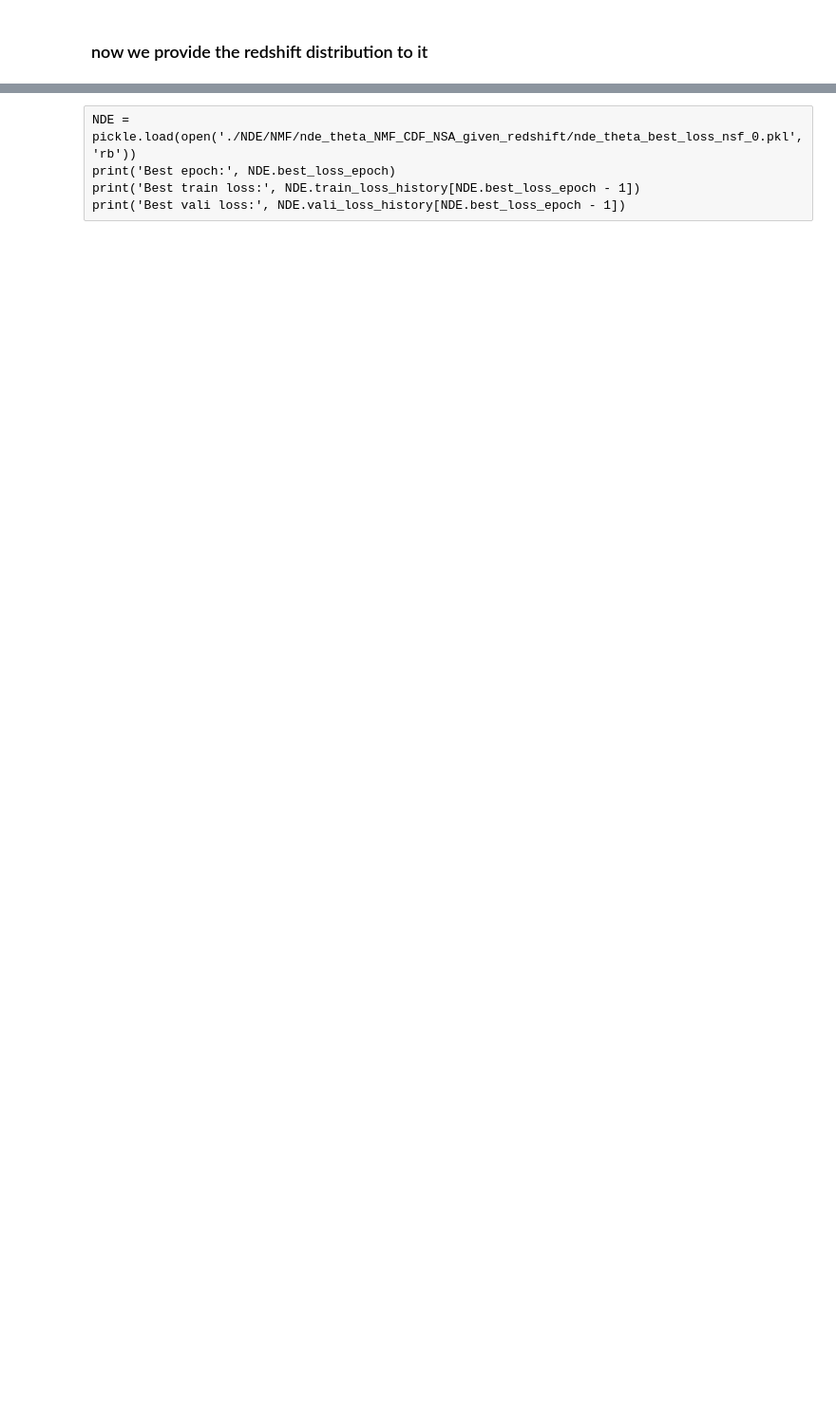
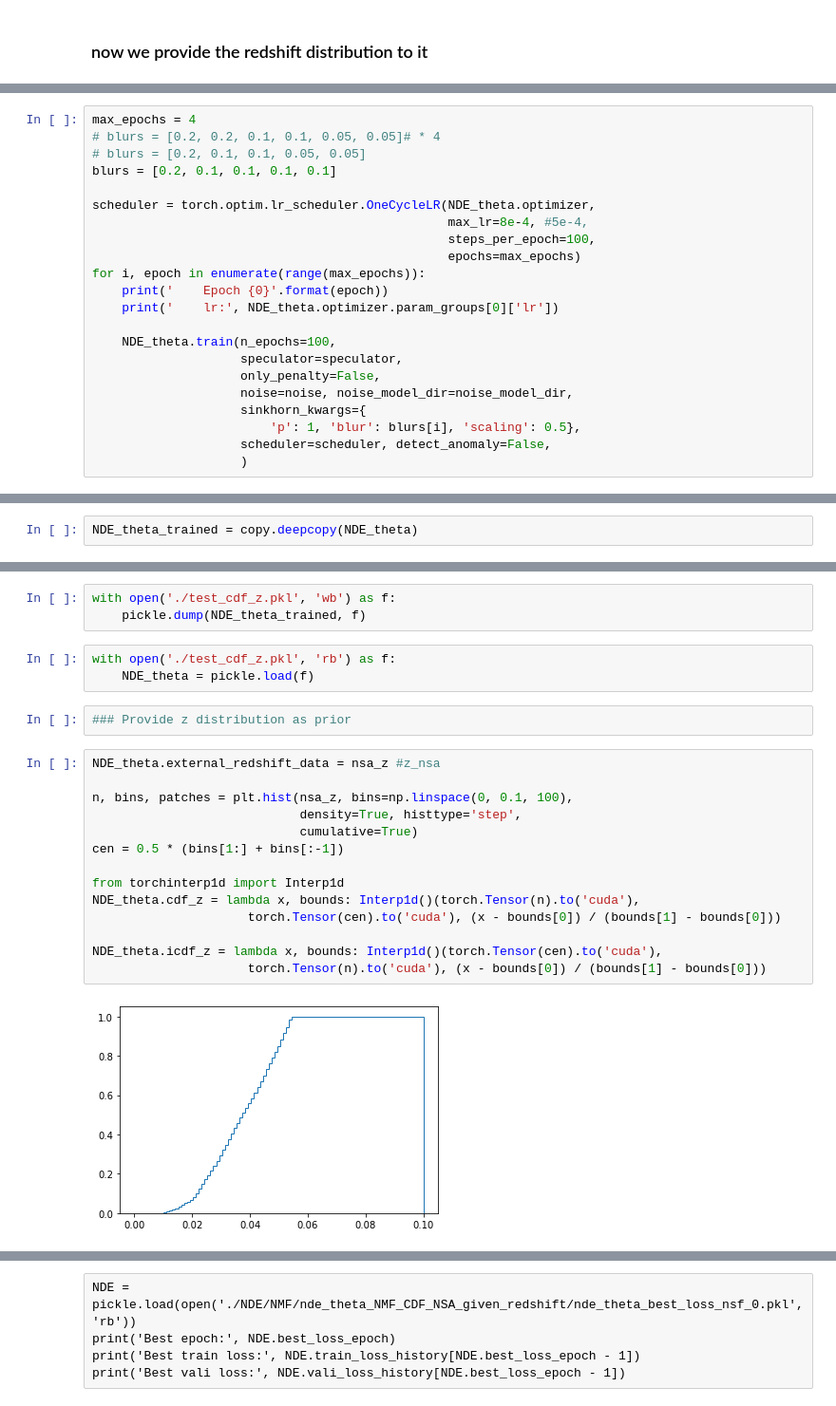
Before and after one commit to AstroJacobLi/popsed, a Jupyter notebook: notebooks/neural_density_estimator/NMF/NSA_nde_theta_sinkhorn_NMF_CDF_free_z.ipynb, the cells around one changed output, grey strips where cells are left out. Shown at 95% size. Saved outputs shown, nothing was run; the diff lists cells and outputs as text; blank space fills up the shorter version.

```diff
--- a/notebooks/neural_density_estimator/NMF/NSA_nde_theta_sinkhorn_NMF_CDF_free_z.ipynb
+++ b/notebooks/neural_density_estimator/NMF/NSA_nde_theta_sinkhorn_NMF_CDF_free_z.ipynb
@@ -201,0 +192,22 @@ for epoch in range(max_epochs):
+# %%
+max_epochs = 4
+# blurs = [0.2, 0.2, 0.1, 0.1, 0.05, 0.05]# * 4
+# blurs = [0.2, 0.1, 0.1, 0.05, 0.05]
+blurs = [0.2, 0.1, 0.1, 0.1, 0.1]
+
+scheduler = torch.optim.lr_scheduler.OneCycleLR(NDE_theta.optimizer,
+                                                max_lr=8e-4, #5e-4,
+                                                steps_per_epoch=100,
+                                                epochs=max_epochs)
+for i, epoch in enumerate(range(max_epochs)):
+    print('    Epoch {0}'.format(epoch))
+    print('    lr:', NDE_theta.optimizer.param_groups[0]['lr'])
+
+    NDE_theta.train(n_epochs=100,
+                    speculator=speculator,
+                    only_penalty=False,
+                    noise=noise, noise_model_dir=noise_model_dir,
+                    sinkhorn_kwargs={
+                        'p': 1, 'blur': blurs[i], 'scaling': 0.5},
+                    scheduler=scheduler, detect_anomaly=False,
+                    )
@@ -201,0 +225,2 @@ for epoch in range(max_epochs):
+# %%
+NDE_theta_trained = copy.deepcopy(NDE_theta)
@@ -201,0 +231,24 @@ for epoch in range(max_epochs):
+# %%
+with open('./test_cdf_z.pkl', 'wb') as f:
+    pickle.dump(NDE_theta_trained, f)
+# %%
+with open('./test_cdf_z.pkl', 'rb') as f:
+    NDE_theta = pickle.load(f)
+# %%
+### Provide z distribution as prior
+# %%
+NDE_theta.external_redshift_data = nsa_z #z_nsa
+
+n, bins, patches = plt.hist(nsa_z, bins=np.linspace(0, 0.1, 100),
+                            density=True, histtype='step',
+                            cumulative=True)
+cen = 0.5 * (bins[1:] + bins[:-1])
+
+from torchinterp1d import Interp1d
+NDE_theta.cdf_z = lambda x, bounds: Interp1d()(torch.Tensor(n).to('cuda'),
+                     torch.Tensor(cen).to('cuda'), (x - bounds[0]) / (bounds[1] - bounds[0]))
+
+NDE_theta.icdf_z = lambda x, bounds: Interp1d()(torch.Tensor(cen).to('cuda'),
+                     torch.Tensor(n).to('cuda'), (x - bounds[0]) / (bounds[1] - bounds[0]))
+# %% [output]
+[figure, added]
```
Also changed, not shown: parts of 23 cells of this notebook, 13 other files.
